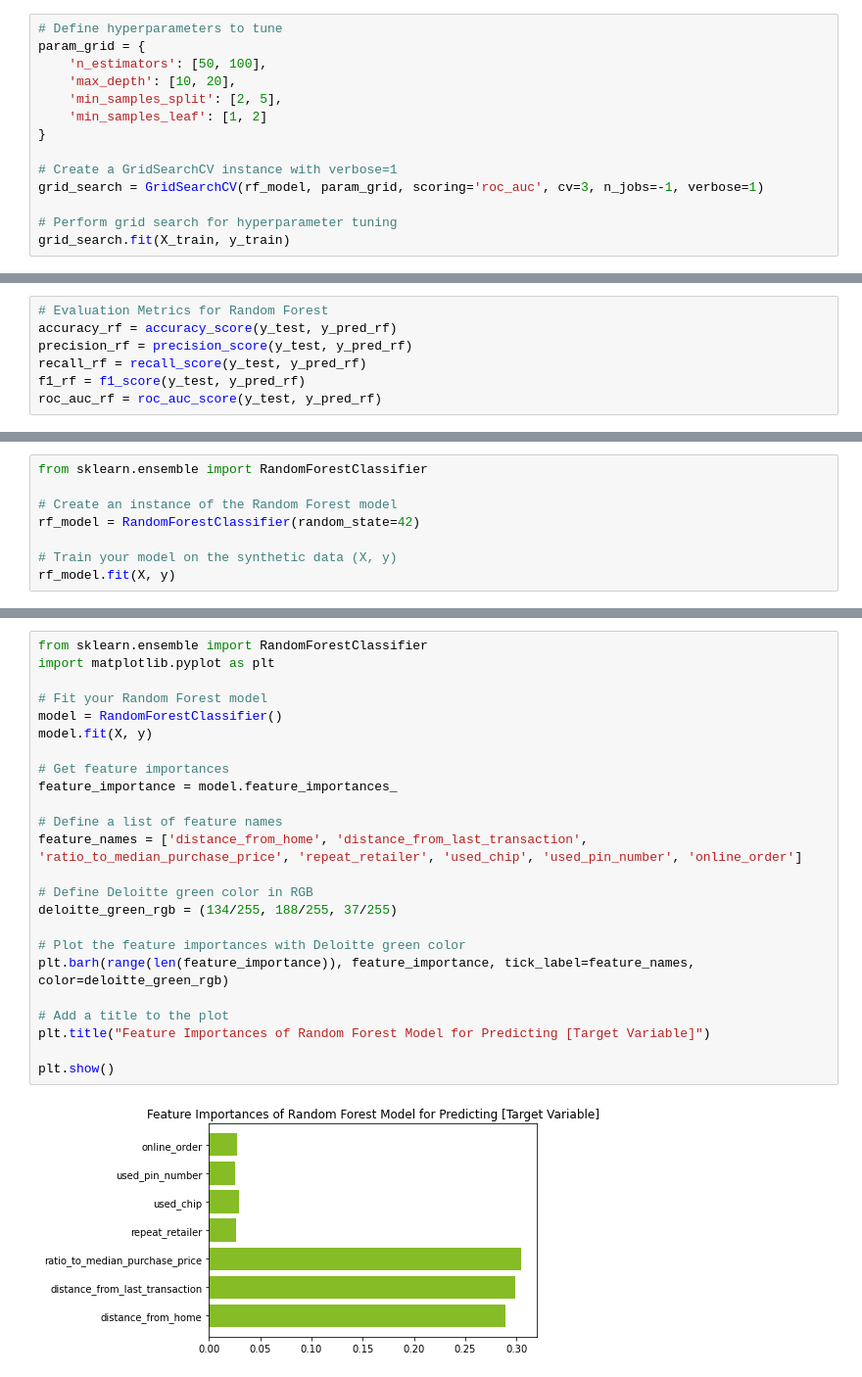
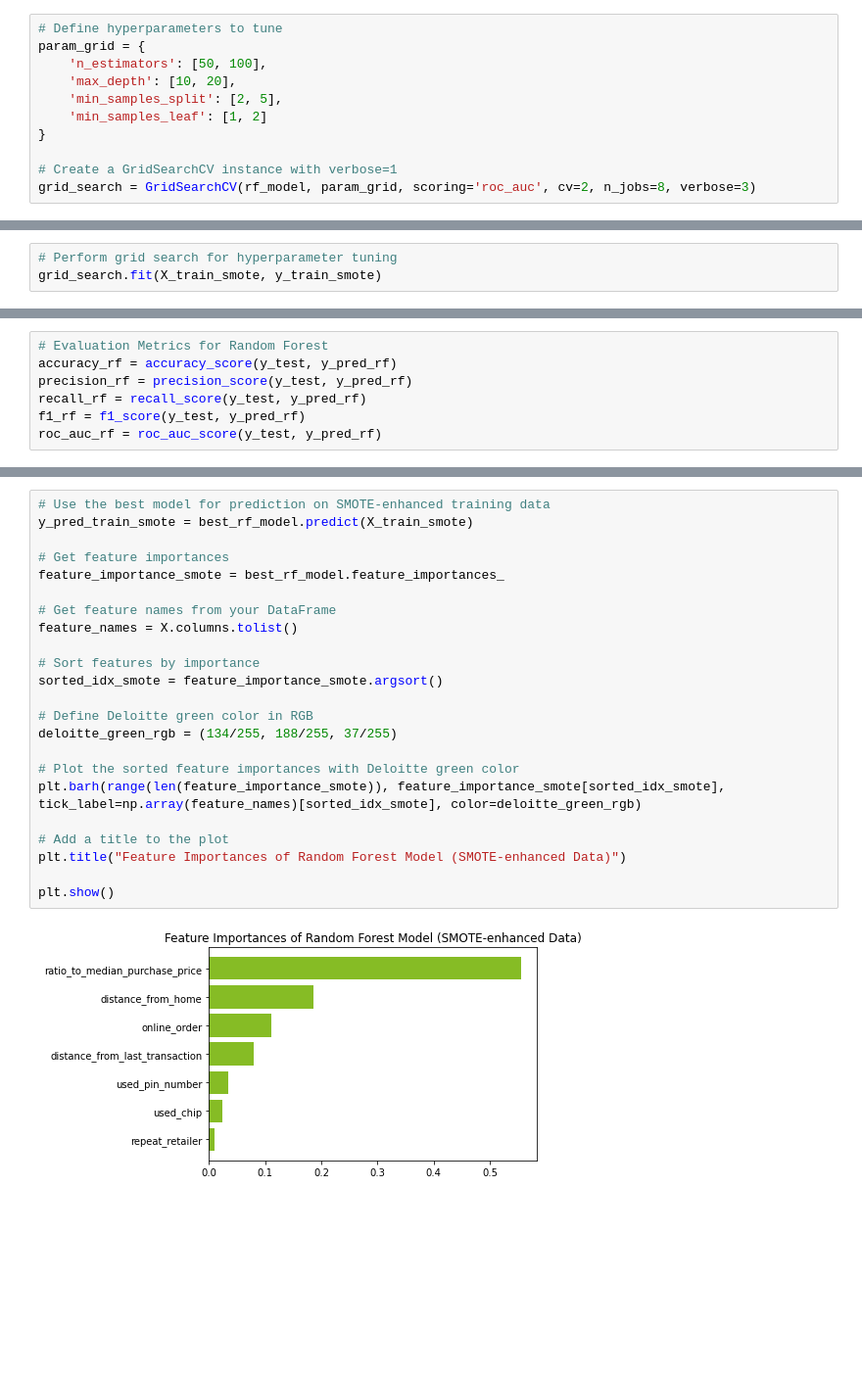
Before and after one commit to bag5635/VT_Capstone, a Jupyter notebook: Notebooks/Ryan_Lazar/Random Forest Model.ipynb, the cells around one changed output, grey strips where cells are left out. Shown at 98% size. Saved outputs shown, nothing was run; the diff lists cells and outputs as text; blank space fills up the shorter version.

```diff
--- a/Notebooks/Ryan_Lazar/Random Forest Model.ipynb
+++ b/Notebooks/Ryan_Lazar/Random Forest Model.ipynb
@@ -57,7 +200,4 @@ param_grid = {
 }
 
 # Create a GridSearchCV instance with verbose=1
-grid_search = GridSearchCV(rf_model, param_grid, scoring='roc_auc', cv=3, n_jobs=-1, verbose=1)
-
-# Perform grid search for hyperparameter tuning
-grid_search.fit(X_train, y_train)
+grid_search = GridSearchCV(rf_model, param_grid, scoring='roc_auc', cv=2, n_jobs=8, verbose=3)
@@ -72,0 +204,3 @@ GridSearchCV(cv=3, estimator=RandomForestClassifier(random_state=42), n_jobs=-1,
+# %%
+# Perform grid search for hyperparameter tuning
+grid_search.fit(X_train_smote, y_train_smote)
@@ -294,8 +353,0 @@ synthetic_df.head()
-# %%
-from sklearn.ensemble import RandomForestClassifier
-
-# Create an instance of the Random Forest model
-rf_model = RandomForestClassifier(random_state=42)
-
-# Train your model on the synthetic data (X, y)
-rf_model.fit(X, y)
@@ -349,26 +354,25 @@ plt.show()
 # %%
-from sklearn.ensemble import RandomForestClassifier
-import matplotlib.pyplot as plt
-
-# Fit your Random Forest model
-model = RandomForestClassifier()
-model.fit(X, y)
+# Use the best model for prediction on SMOTE-enhanced training data
+y_pred_train_smote = best_rf_model.predict(X_train_smote)
 
 # Get feature importances
-feature_importance = model.feature_importances_
+feature_importance_smote = best_rf_model.feature_importances_
 
-# Define a list of feature names
-feature_names = ['distance_from_home', 'distance_from_last_transaction', 'ratio_to_median_purchase_price', 'repeat_retailer', 'used_chip', 'used_pin_number', 'online_order']
+# Get feature names from your DataFrame
+feature_names = X.columns.tolist()
+
+# Sort features by importance
+sorted_idx_smote = feature_importance_smote.argsort()
 
 # Define Deloitte green color in RGB
 deloitte_green_rgb = (134/255, 188/255, 37/255)
 
-# Plot the feature importances with Deloitte green color
-plt.barh(range(len(feature_importance)), feature_importance, tick_label=feature_names, color=deloitte_green_rgb)
+# Plot the sorted feature importances with Deloitte green color
+plt.barh(range(len(feature_importance_smote)), feature_importance_smote[sorted_idx_smote], tick_label=np.array(feature_names)[sorted_idx_smote], color=deloitte_green_rgb)
 
 # Add a title to the plot
-plt.title("Feature Importances of Random Forest Model for Predicting [Target Variable]")
+plt.title("Feature Importances of Random Forest Model (SMOTE-enhanced Data)")
 
 plt.show()
 # %% [output]
-[figure, old version]
+[figure, new version]
```
Also changed, not shown: parts of 59 cells of this notebook, 1 other file.
